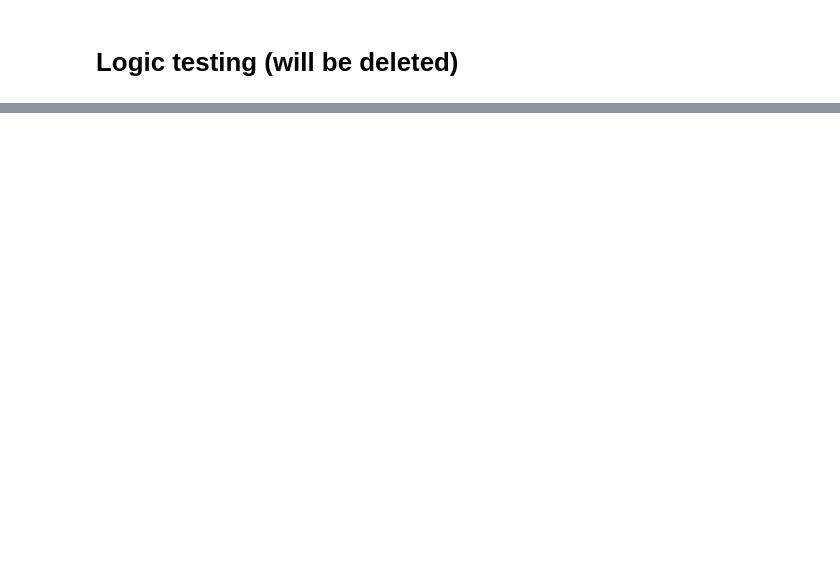
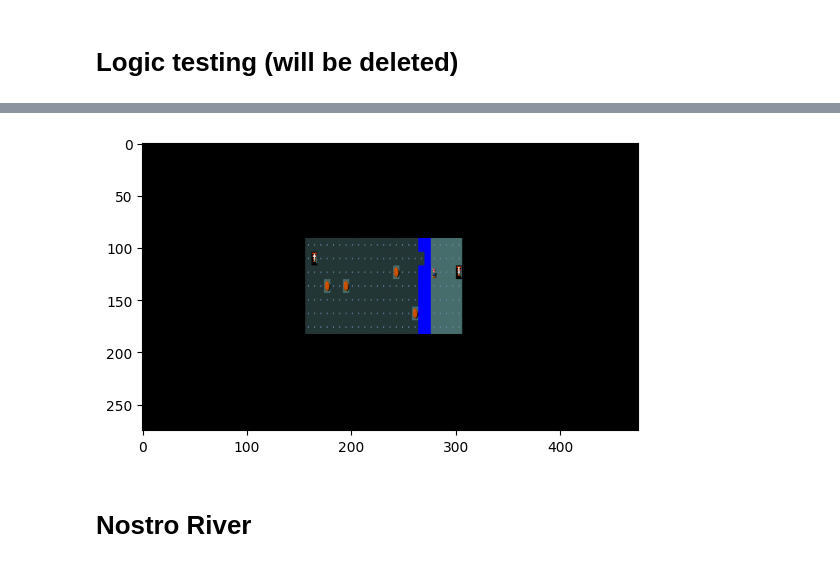
Before and after one commit to JacopoRaffi/AIF_Project, a Jupyter notebook: logic.ipynb, the cells around one changed output, grey strips where cells are left out. Drawn from its saved outputs; the diff is of its cells as text; code cells hidden in the pictures; blank space fills up the shorter version.

Commit message:
Test to use the river map with an override

```diff
--- a/logic.ipynb
+++ b/logic.ipynb
@@ -13,0 +46,15 @@ from logic import *
+# %%
+image = plt.imshow(game[25:300, :475])
+prev_player_position = get_player_location(game_map)
+player_positions = []
+for action in [1,1,1,1,1,1,1,1,1,1,1,1,1,1,1,1,1,1]:
+    s, _, _, _ = env.step(action)
+    display.display(plt.gcf())
+    display.clear_output(wait=True)
+    image.set_data(s['pixel'][:, :])
+    player_positions.append(get_player_location(game_map))
+    time.sleep(0.5)
+# %% [output]
+[figure, added]
+# %% [markdown]
+# Nostro River
```
Also changed, not shown: parts of 17 cells of this notebook.
